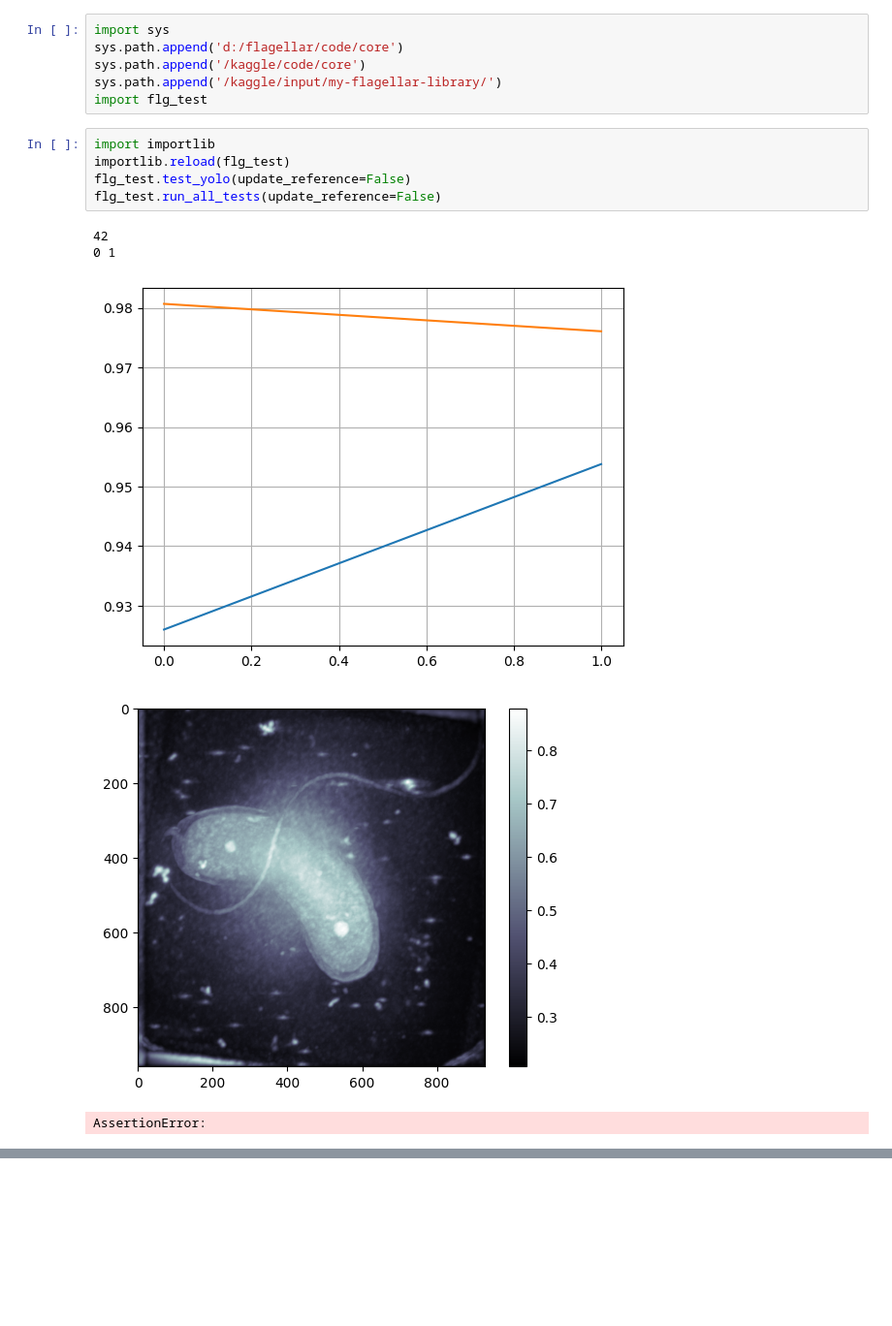
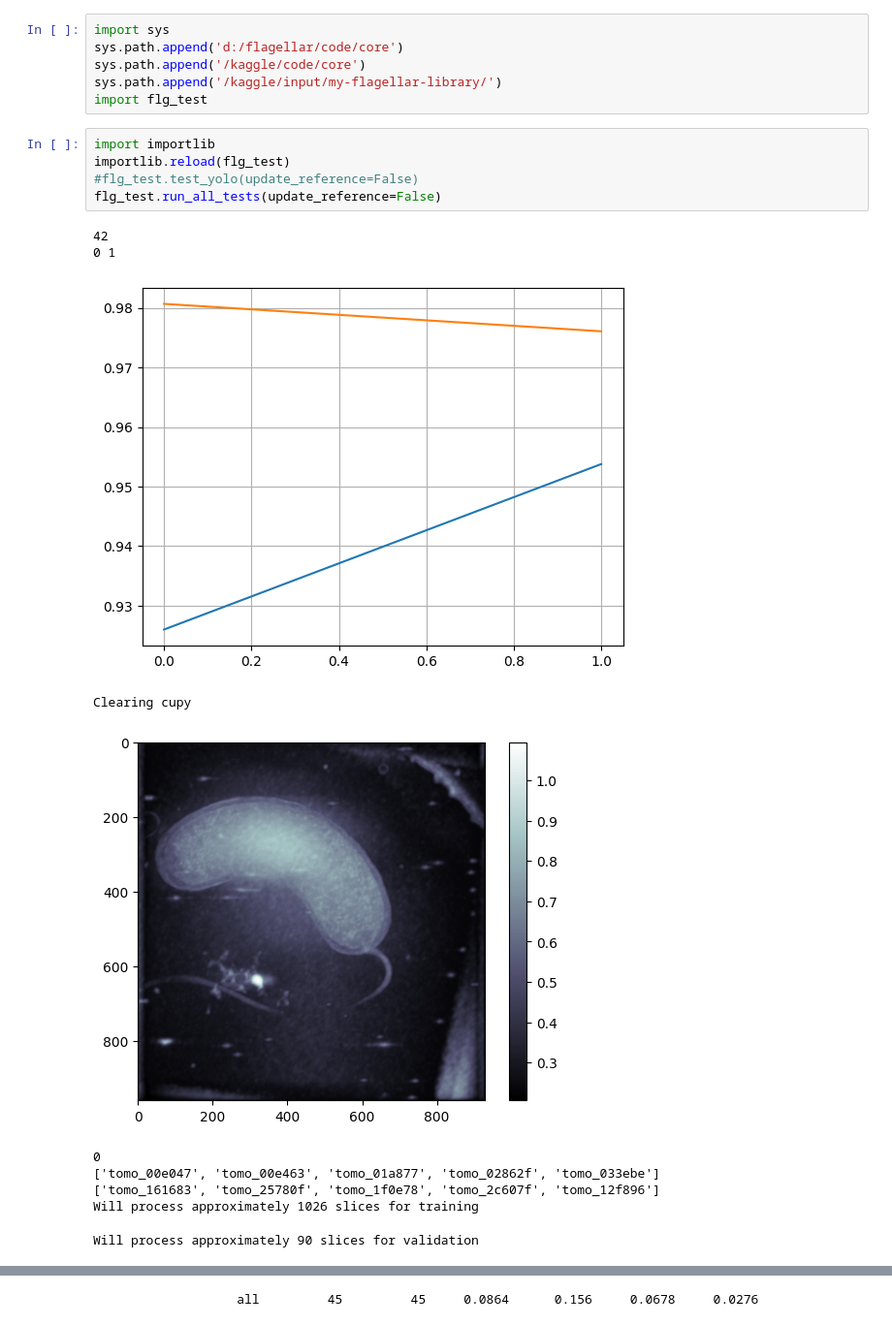
Before and after one commit to jcottaar/flagellar, a Jupyter notebook: run_tests.ipynb, the cells around one changed output, grey strips where cells are left out. Shown at 97% size. Saved outputs shown, nothing was run; the diff lists cells and outputs as text; blank space fills up the shorter version.

Commit message:
Adapt regression tests to infer on test data

```diff
--- a/run_tests.ipynb
+++ b/run_tests.ipynb
@@ -7,11 +7,16 @@ import flg_test
 # %%
 import importlib
 importlib.reload(flg_test)
-flg_test.test_yolo(update_reference=False)
+#flg_test.test_yolo(update_reference=False)
 flg_test.run_all_tests(update_reference=False)
 # %% [output]
 42
 0 1
 [figure]
+Clearing cupy
-[figure, old version]
+[figure, new version]
-AssertionError:
+0
+['tomo_00e047', 'tomo_00e463', 'tomo_01a877', 'tomo_02862f', 'tomo_033ebe']
+['tomo_161683', 'tomo_25780f', 'tomo_1f0e78', 'tomo_2c607f', 'tomo_12f896']
+Will process approximately 1026 slices for training
+Will process approximately 90 slices for validation
@@ -17,0 +48 @@ AssertionError:
+                   all         45         45     0.0864      0.156     0.0678     0.0276
```
Also changed, not shown: parts of 2 cells of this notebook, 3 other files.
